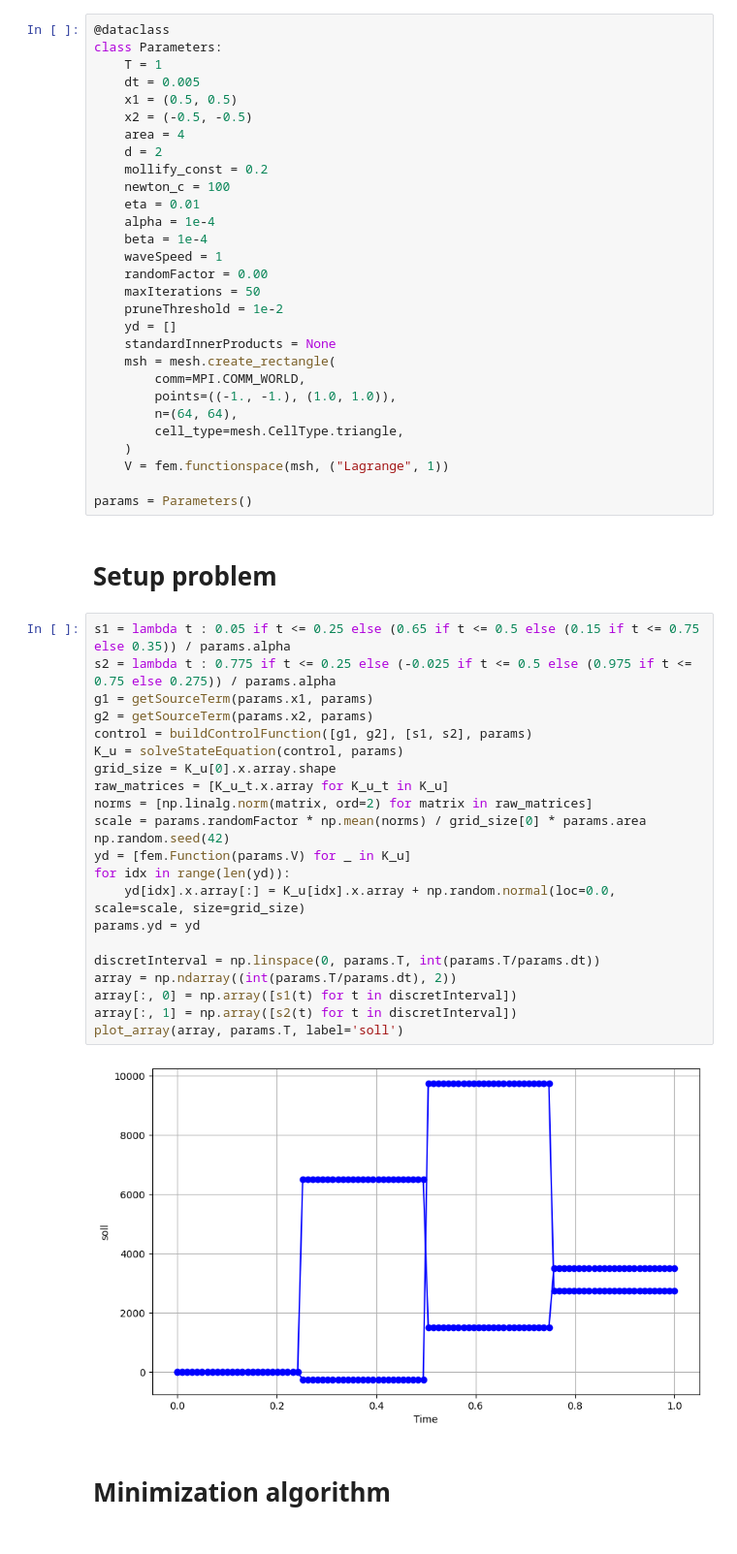
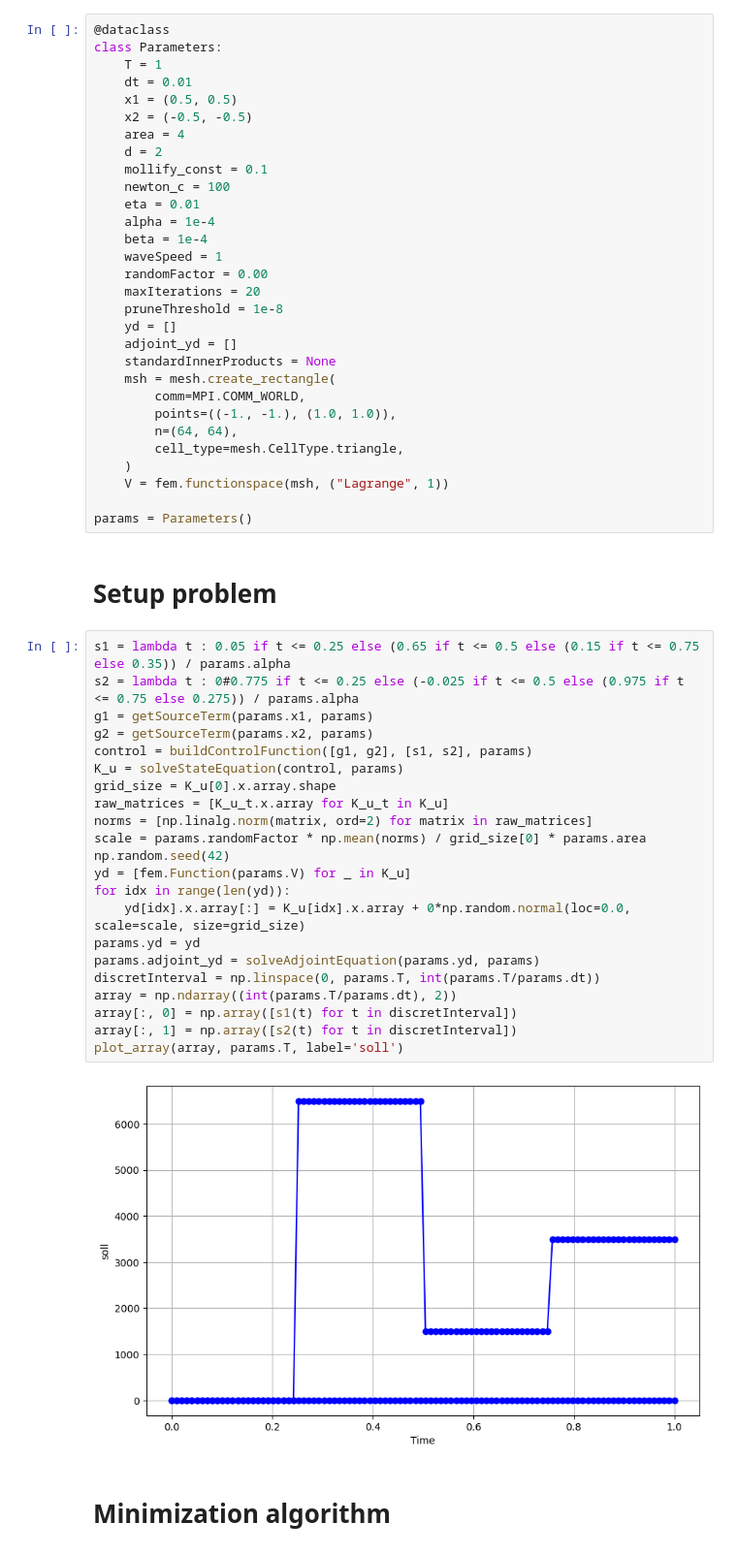
Before and after one commit to hoeftint/TGV-regulairzed-wave-equation, a Jupyter notebook: python/algorithm.ipynb, the cells around one changed output. Shown at 97% size. Cells and saved outputs as stored; diff of their text form.

```diff
--- a/python/algorithm.ipynb
+++ b/python/algorithm.ipynb
@@ -19,21 +22,22 @@ from src.helpers import buildIterationFunction, computeObjective
 @dataclass
 class Parameters:
     T = 1
-    dt = 0.005
+    dt = 0.01
     x1 = (0.5, 0.5)
     x2 = (-0.5, -0.5)
     area = 4
     d = 2
-    mollify_const = 0.2
+    mollify_const = 0.1
     newton_c = 100
     eta = 0.01
     alpha = 1e-4
     beta = 1e-4
     waveSpeed = 1
     randomFactor = 0.00
-    maxIterations = 50
-    pruneThreshold = 1e-2
+    maxIterations = 20
+    pruneThreshold = 1e-8
     yd = []
+    adjoint_yd = []
     standardInnerProducts = None
     msh = mesh.create_rectangle(
         comm=MPI.COMM_WORLD,
@@ -48,28 +52,28 @@ params = Parameters()
 # Setup problem
 # %%
 s1 = lambda t : 0.05 if t <= 0.25 else (0.65 if t <= 0.5 else (0.15 if t <= 0.75 else 0.35)) / params.alpha
-s2 = lambda t : 0.775 if t <= 0.25 else (-0.025 if t <= 0.5 else (0.975 if t <= 0.75 else 0.275)) / params.alpha
+s2 = lambda t : 0#0.775 if t <= 0.25 else (-0.025 if t <= 0.5 else (0.975 if t <= 0.75 else 0.275)) / params.alpha
 g1 = getSourceTerm(params.x1, params)
 g2 = getSourceTerm(params.x2, params)
 control = buildControlFunction([g1, g2], [s1, s2], params)
 K_u = solveStateEquation(control, params)
 grid_size = K_u[0].x.array.shape
 raw_matrices = [K_u_t.x.array for K_u_t in K_u]
 norms = [np.linalg.norm(matrix, ord=2) for matrix in raw_matrices]
 scale = params.randomFactor * np.mean(norms) / grid_size[0] * params.area
 np.random.seed(42)
 yd = [fem.Function(params.V) for _ in K_u]
 for idx in range(len(yd)):
-    yd[idx].x.array[:] = K_u[idx].x.array + np.random.normal(loc=0.0, scale=scale, size=grid_size)
+    yd[idx].x.array[:] = K_u[idx].x.array + 0*np.random.normal(loc=0.0, scale=scale, size=grid_size)
 params.yd = yd
-
+params.adjoint_yd = solveAdjointEquation(params.yd, params)
 discretInterval = np.linspace(0, params.T, int(params.T/params.dt))
 array = np.ndarray((int(params.T/params.dt), 2))
 array[:, 0] = np.array([s1(t) for t in discretInterval])
 array[:, 1] = np.array([s2(t) for t in discretInterval])
 plot_array(array, params.T, label='soll')
 # %% [output]
-[figure, old version]
+[figure, new version]
 # %% [markdown]
 # Minimization algorithm
 # %%
```
Also changed, not shown: parts of 3 cells of this notebook, 5 other files.
